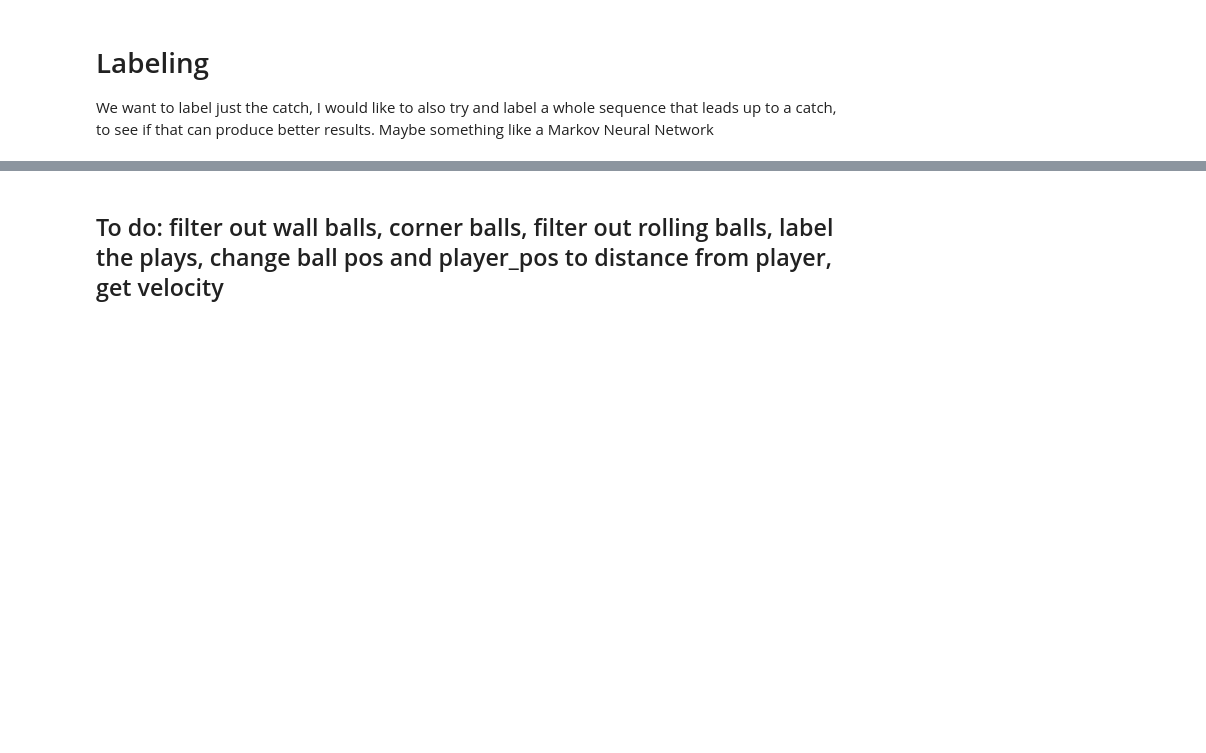
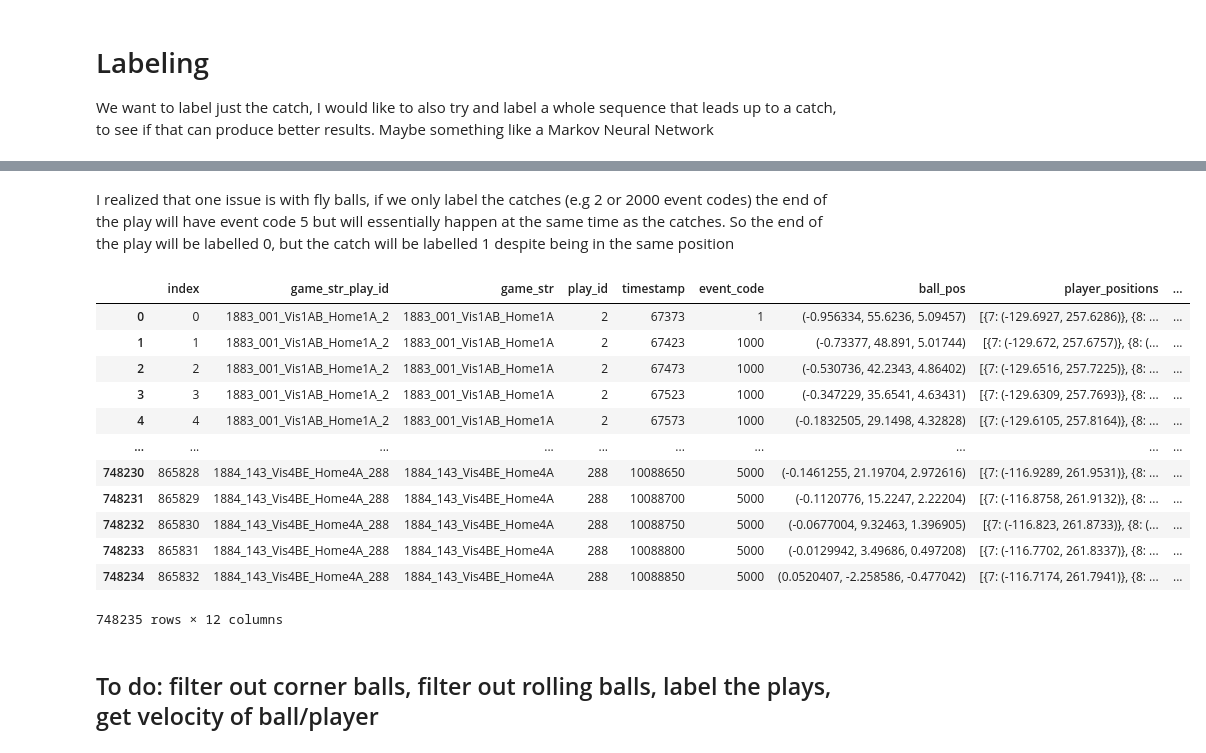
Before and after one commit to victorhauvi/SMT2024, a Jupyter notebook: 2024_SMT_Data_Challenge/SMT.ipynb, the cells around one changed output, grey strips where cells are left out. Drawn from its saved outputs; the diff is of its cells as text; code cells hidden in the pictures; blank space fills up the shorter version.

Commit message:
added labels

```diff
--- a/2024_SMT_Data_Challenge/SMT.ipynb
+++ b/2024_SMT_Data_Challenge/SMT.ipynb
@@ -1271,3 +1310,21 @@ df_final3.drop(columns=['index'])
+# %%
+def calculate_player_ball_distances(row):
+    if row['ball_pos'] == 0 or row['player_positions'] == 0:
+        return np.nan
+    else:
+        ball_pos = row['ball_pos']
+        player_positions = row['player_positions']
+
+        player_distances = []
+        for player_position in player_positions:
+            player_id = list(player_position.keys())[0]
+            x, y = player_position[player_id]
+            distance = euclidean_dist(ball_pos[0] - x, ball_pos[1] - y, ball_pos[2] - 6.1)
+            player_distances.append({player_id: distance})
+
+        return player_distances
+
+df_final3['player_ball_distances'] = df_final3.apply(calculate_player_ball_distances, axis=1)
 # %% [markdown]
 # Labeling
 
@@ -1289,0 +1332,18 @@ We want to label just the catch, I would like to also try and label a whole sequ
+# %% [markdown]
+I realized that one issue is with fly balls, if we only label the catches (e.g 2 or 2000 event codes) the end of the play will have event code 5 but will essentially happen at the same time as the catches. So the end of the play will be labelled 0, but the catch will be labelled 1 despite being in the same position
+# %%
+(df_final3['event_code'] == 2) or (df_final3['event_code'] == 2000)
+# %% [output]
+|  | index | game_str_play_id | game_str | play_id | timestamp | event_code | ball_pos | player_positions | ... |
+| 0 | 0 | 1883_001_Vis1AB_Home1A_2 | 1883_001_Vis1AB_Home1A | 2 | 67373 | 1 | (-0.956334, 55.6236, 5.09457) | [{7: (-129.6927, 257.6286)}, {8: ... | ... |
+| 1 | 1 | 1883_001_Vis1AB_Home1A_2 | 1883_001_Vis1AB_Home1A | 2 | 67423 | 1000 | (-0.73377, 48.891, 5.01744) | [{7: (-129.672, 257.6757)}, {8: (... | ... |
+| 2 | 2 | 1883_001_Vis1AB_Home1A_2 | 1883_001_Vis1AB_Home1A | 2 | 67473 | 1000 | (-0.530736, 42.2343, 4.86402) | [{7: (-129.6516, 257.7225)}, {8: ... | ... |
+| 3 | 3 | 1883_001_Vis1AB_Home1A_2 | 1883_001_Vis1AB_Home1A | 2 | 67523 | 1000 | (-0.347229, 35.6541, 4.63431) | [{7: (-129.6309, 257.7693)}, {8: ... | ... |
+| 4 | 4 | 1883_001_Vis1AB_Home1A_2 | 1883_001_Vis1AB_Home1A | 2 | 67573 | 1000 | (-0.1832505, 29.1498, 4.32828) | [{7: (-129.6105, 257.8164)}, {8: ... | ... |
+| ... | ... | ... | ... | ... | ... | ... | ... | ... | ... |
+| 748230 | 865828 | 1884_143_Vis4BE_Home4A_288 | 1884_143_Vis4BE_Home4A | 288 | 10088650 | 5000 | (-0.1461255, 21.19704, 2.972616) | [{7: (-116.9289, 261.9531)}, {8: ... | ... |
+| 748231 | 865829 | 1884_143_Vis4BE_Home4A_288 | 1884_143_Vis4BE_Home4A | 288 | 10088700 | 5000 | (-0.1120776, 15.2247, 2.22204) | [{7: (-116.8758, 261.9132)}, {8: ... | ... |
+| 748232 | 865830 | 1884_143_Vis4BE_Home4A_288 | 1884_143_Vis4BE_Home4A | 288 | 10088750 | 5000 | (-0.0677004, 9.32463, 1.396905) | [{7: (-116.823, 261.8733)}, {8: (... | ... |
+| 748233 | 865831 | 1884_143_Vis4BE_Home4A_288 | 1884_143_Vis4BE_Home4A | 288 | 10088800 | 5000 | (-0.0129942, 3.49686, 0.497208) | [{7: (-116.7702, 261.8337)}, {8: ... | ... |
+| 748234 | 865832 | 1884_143_Vis4BE_Home4A_288 | 1884_143_Vis4BE_Home4A | 288 | 10088850 | 5000 | (0.0520407, -2.258586, -0.477042) | [{7: (-116.7174, 261.7941)}, {8: ... | ... |
+748235 rows × 12 columns
@@ -1290,2 +1368,2 @@ We want to label just the catch, I would like to also try and label a whole sequ
 # %% [markdown]
-## To do: filter out wall balls, corner balls, filter out rolling balls, label the plays, change ball pos and player_pos to distance from player, get velocity
+## To do: filter out corner balls, filter out rolling balls, label the plays, get velocity of ball/player
```
Also changed, not shown: parts of 8 cells of this notebook.
